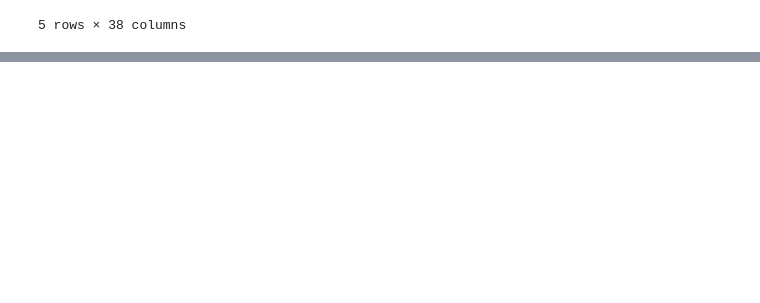
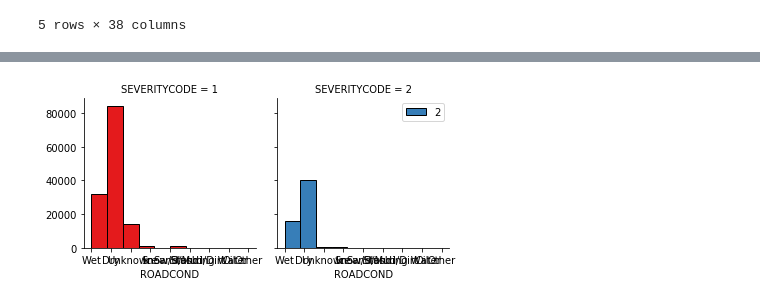
Before and after one commit to zjuyyhu/Coursera_Capstone, a Jupyter notebook: Course 9 Project.ipynb, the cells around one changed output, grey strips where cells are left out. Drawn from its saved outputs; the diff is of its cells as text; code cells hidden in the pictures; blank space fills up the shorter version.

```diff
--- a/Course 9 Project.ipynb
+++ b/Course 9 Project.ipynb
@@ -21,0 +41,6 @@ df.head()
+# %%
+df['INCDTTM'] = pd.to_datetime(df['INCDTTM'])
+df['DAYOFWEEK'] = df['INCDTTM'].dt.dayofweek
+df['TIMEOFDAY'] = df['INCDTTM'].dt.hour
+# define time of day: Night, Morning, Afternoon and Evening
+df['TIMEOFDAY'] = df['TIMEOFDAY'].apply(lambda x: 'NIGHT' if (x<6) else ('MORNING' if (x<12) else ('AFTERNOON' if (x<18) else 'EVENING')))
@@ -21,0 +96,7 @@ df.head()
+# %%
+g = sns.FacetGrid(df, col="SEVERITYCODE", hue="SEVERITYCODE", palette="Set1", col_wrap=2)
+g.map(plt.hist, 'ROADCOND', ec="k")
+g.axes[-1].legend()
+plt.show()
+# %% [output]
+[figure, added]
```
Also changed, not shown: parts of 90 cells of this notebook.
